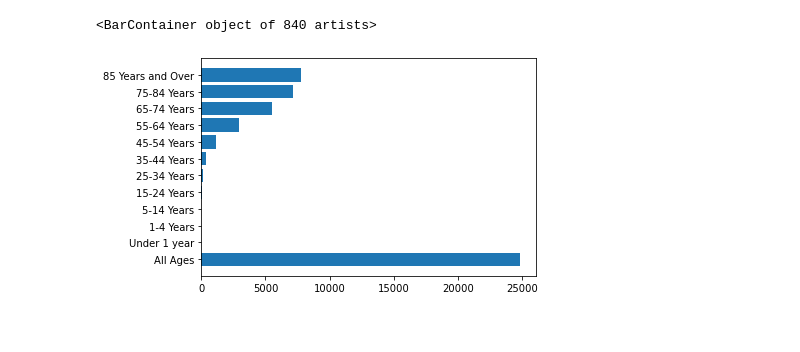
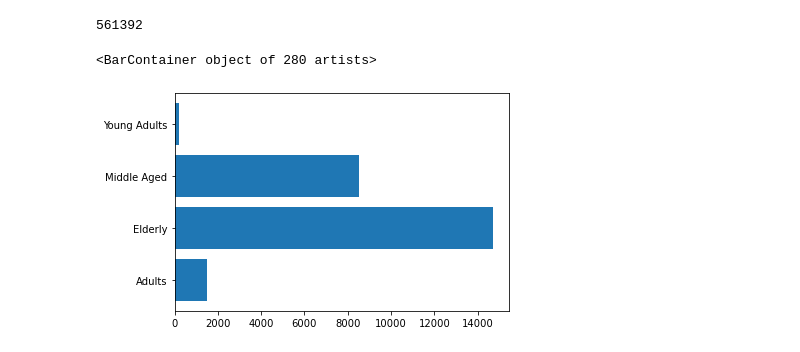
Before and after one commit to itsjonlau/Final-Project, a Jupyter notebook: JonLau_Dev/Analyzing_Data.ipynb, the cells around one changed output. Drawn from its saved outputs; the diff is of its cells as text; code cells hidden in the pictures.

```diff
--- a/JonLau_Dev/Analyzing_Data.ipynb
+++ b/JonLau_Dev/Analyzing_Data.ipynb
@@ -6,5 +6,7 @@ import matplotlib.pyplot as plt
 import plotly.express as px
 # %%
 #load Updated data
-Updated_Data_Week = pd.read_csv("Resources/Updated_Data_Week.csv")
+Updated_Data_week_TTD = pd.read_csv("Resources/Updated_Data_Week_TotalDTHS.csv")
+Updated_Data_week_CVD = pd.read_csv("Resources/Updated_Data_Week_CVDDTHS.csv")
+Updated_Data_week_DR = pd.read_csv("Resources/Death_Rate.csv")
 Cleanvax =pd.read_csv("Resources/CleanVaxdb.csv")
@@ -74,6 +83,10 @@ Name: CVD Deaths, dtype: int64
+# %%
+Updated_Data_WeekCD
+# %% [output]
+561392
 # %%
-plt.barh(Updated_Data_Week['Age Group'] ,Updated_Data_Week['CVD Deaths'])
+plt.barh(Updated_Data_week_CVD['Age Groups'] ,Updated_Data_week_CVD['CVD Deaths'])
 # %% [output]
-<BarContainer object of 840 artists>
+<BarContainer object of 280 artists>
-[figure, old version]
+[figure, new version]
 # %%
```
Also changed, not shown: parts of 19 cells of this notebook, 9 other files.
